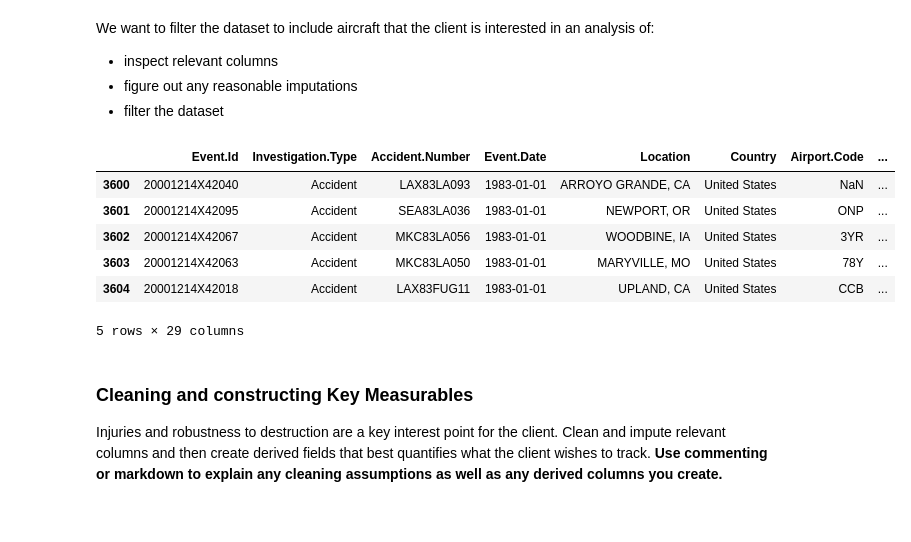
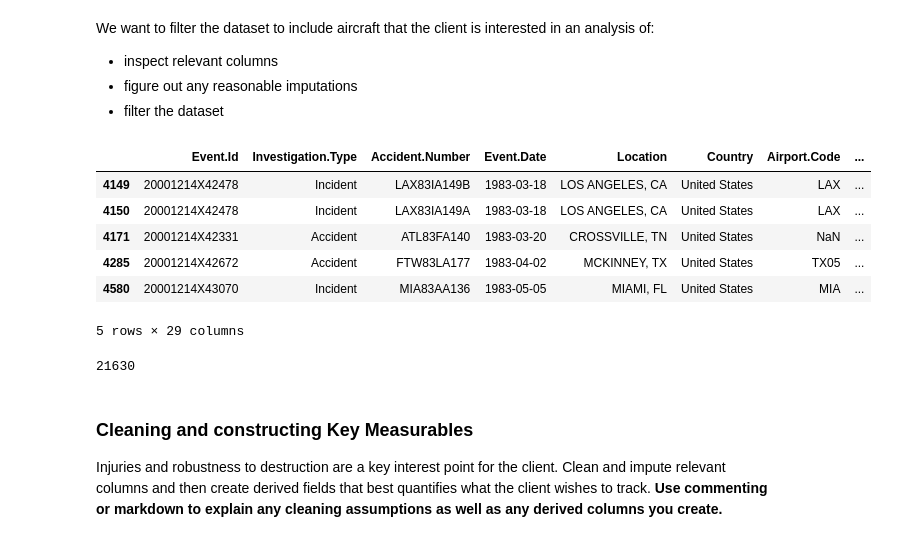
Before and after one commit to austin-mohn/dsc-course2-m8-lab, a Jupyter notebook: Aviation_Accidents_Cleaning.ipynb, the cells around one changed output. Cells and saved outputs as stored; diff of their text form; code cells hidden in the pictures.

```diff
--- a/Aviation_Accidents_Cleaning.ipynb
+++ b/Aviation_Accidents_Cleaning.ipynb
@@ -24,7 +24,10 @@ import seaborn as sns
 ### Load in data from the relevant directory and inspect the dataframe.
 - inspect NaNs, datatypes, and summary statistics
 # %%
-aviation_df = pd.read_csv('/Users/austinmohn/Documents/Flatiron School/Course 2 Into to Data Science/dsc-course2-m8-lab/AviationData.csv', encoding="ISO-8859-1")
+file_path = 'data/AviationData.csv'
+#/Users/austinmohn/Documents/Flatiron School/Course 2 Into to Data Science/dsc-course2-m8-lab//data/AviationData.csv'
+
+aviation_df = pd.read_csv(file_path, encoding="ISO-8859-1")
 
 # Check for NaN values
 print("Missing Values (NaNs) per column:\n", aviation_df.isna().sum())
@@ -62,32 +65,41 @@ We want to filter the dataset to include aircraft that the client is interested
 # %%
 # Make a copy of aviation_df to protect the original data
 aviation_df_filtered = aviation_df.copy()
 
 # Convert 'Publication.Date' to datetime format
 aviation_df_filtered['Event.Date'] = pd.to_datetime(aviation_df_filtered['Event.Date'], errors='coerce')
 
 # Filter out rows where 'Publication.Date' is before 1983
 aviation_df_filtered = aviation_df_filtered[aviation_df_filtered['Event.Date'].dt.year >= 1983]
 
 # Filter out amateur built planes
 aviation_df_filtered = aviation_df_filtered[aviation_df_filtered['Amateur.Built'] != 'Yes']
 
+# Filter for just planes
+aviation_df_filtered['Aircraft.Category'] = aviation_df_filtered.groupby('Model')['Aircraft.Category'].transform(lambda x: x.fillna(x.iloc[0]))
+
+aviation_df_filtered = aviation_df_filtered[aviation_df_filtered['Aircraft.Category'] == 'Airplane']
+
 # Filter irrelevant data
 aviation_df_filtered = aviation_df_filtered.drop(columns=['Latitude','Longitude'], axis=1)
 
 # Impute required columns
 aviation_df_filtered = aviation_df_filtered.fillna({'Total.Fatal.Injuries': 0, 'Total.Serious.Injuries': 0, 'Total.Minor.Injuries' : 0,	'Total.Uninjured' : 0, 'Aircraft.damage' : 'None'})
 
 # Display the first few rows to verify
 aviation_df_filtered.head()
 # %% [output]
 |  | Event.Id | Investigation.Type | Accident.Number | Event.Date | Location | Country | Airport.Code | ... |
-| 3600 | 20001214X42040 | Accident | LAX83LA093 | 1983-01-01 | ARROYO GRANDE, CA | United States | NaN | ... |
-| 3601 | 20001214X42095 | Accident | SEA83LA036 | 1983-01-01 | NEWPORT, OR | United States | ONP | ... |
-| 3602 | 20001214X42067 | Accident | MKC83LA056 | 1983-01-01 | WOODBINE, IA | United States | 3YR | ... |
-| 3603 | 20001214X42063 | Accident | MKC83LA050 | 1983-01-01 | MARYVILLE, MO | United States | 78Y | ... |
-| 3604 | 20001214X42018 | Accident | LAX83FUG11 | 1983-01-01 | UPLAND, CA | United States | CCB | ... |
+| 4149 | 20001214X42478 | Incident | LAX83IA149B | 1983-03-18 | LOS ANGELES, CA | United States | LAX | ... |
+| 4150 | 20001214X42478 | Incident | LAX83IA149A | 1983-03-18 | LOS ANGELES, CA | United States | LAX | ... |
+| 4171 | 20001214X42331 | Accident | ATL83FA140 | 1983-03-20 | CROSSVILLE, TN | United States | NaN | ... |
+| 4285 | 20001214X42672 | Accident | FTW83LA177 | 1983-04-02 | MCKINNEY, TX | United States | TX05 | ... |
+| 4580 | 20001214X43070 | Incident | MIA83AA136 | 1983-05-05 | MIAMI, FL | United States | MIA | ... |
 5 rows × 29 columns
+# %%
+len(aviation_df_filtered)
+# %% [output]
+21630
 # %% [markdown]
 ### Cleaning and constructing Key Measurables
 
```
Also changed, not shown: parts of 13 cells of this notebook, 1 other file.
